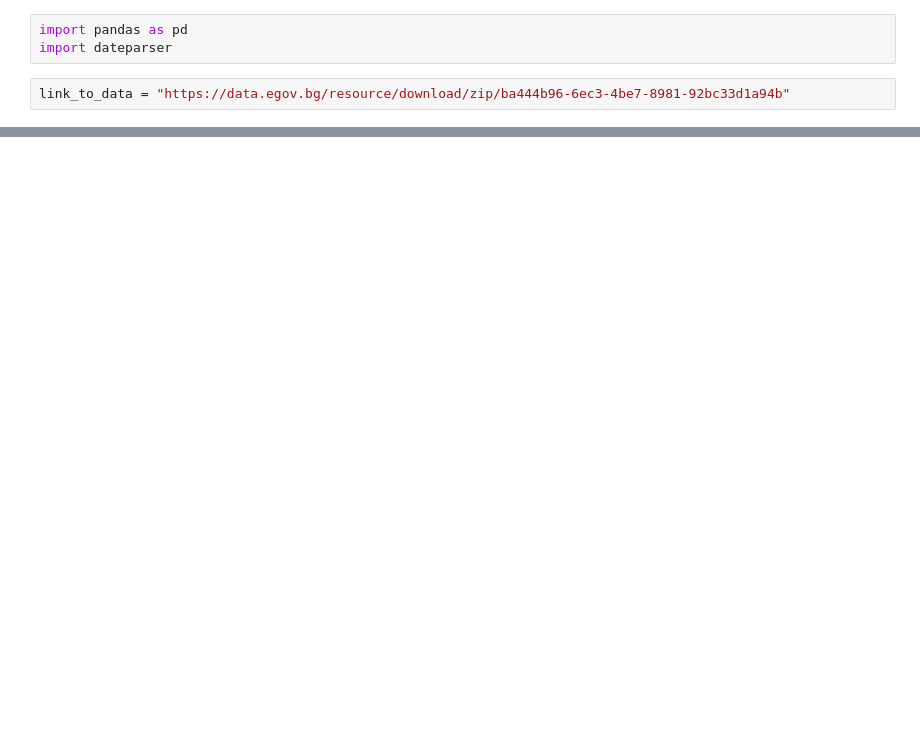
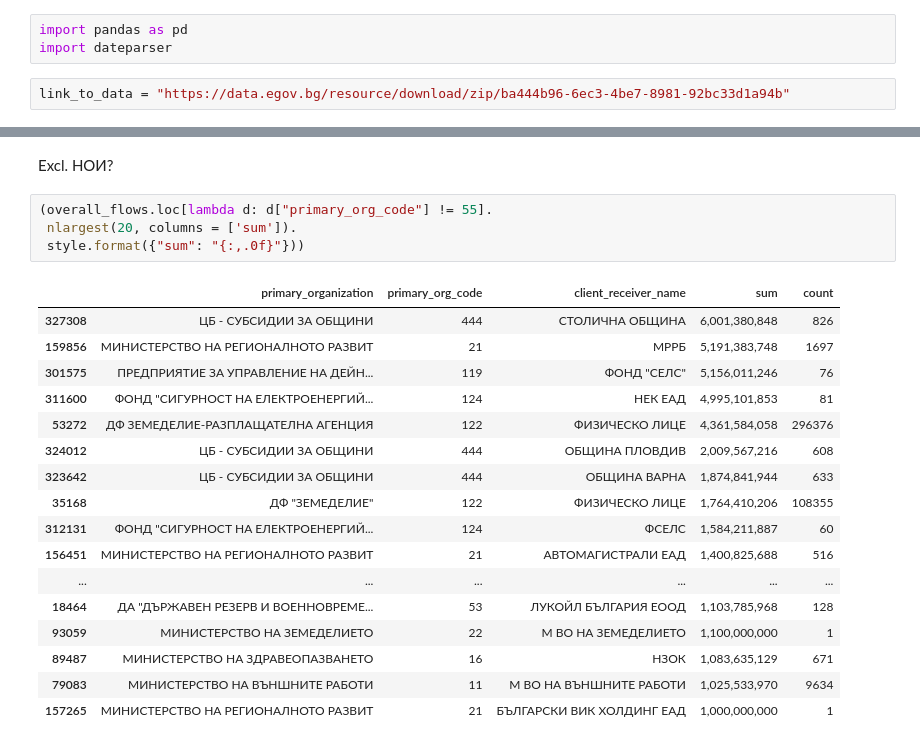
Before and after one commit to krumeto/sebra_data_playground, a Jupyter notebook: SEBRA_data.ipynb, the cells around one changed output, grey strips where cells are left out. Drawn from its saved outputs; the diff is of its cells as text; blank space fills up the shorter version.

```diff
--- a/SEBRA_data.ipynb
+++ b/SEBRA_data.ipynb
@@ -146,0 +280,24 @@ array(['BGN'], dtype=object)
+# %% [markdown]
+Excl. НОИ?
+# %%
+(overall_flows.loc[lambda d: d["primary_org_code"] != 55].
+ nlargest(20, columns = ['sum']).
+ style.format({"sum": "{:,.0f}"}))
+# %% [output]
+|  | primary_organization | primary_org_code | client_receiver_name | sum | count |
+| 327308 | ЦБ - СУБСИДИИ ЗА ОБЩИНИ | 444 | СТОЛИЧНА ОБЩИНА | 6,001,380,848 | 826 |
+| 159856 | МИНИСТЕРСТВО НА РЕГИОНАЛНОТО РАЗВИТ | 21 | МРРБ | 5,191,383,748 | 1697 |
+| 301575 | ПРЕДПРИЯТИЕ ЗА УПРАВЛЕНИЕ НА ДЕЙН... | 119 | ФОНД "СЕЛС" | 5,156,011,246 | 76 |
+| 311600 | ФОНД "СИГУРНОСТ НА ЕЛЕКТРОЕНЕРГИЙ... | 124 | НЕК ЕАД | 4,995,101,853 | 81 |
+| 53272 | ДФ ЗЕМЕДЕЛИЕ-РАЗПЛАЩАТЕЛНА АГЕНЦИЯ | 122 | ФИЗИЧЕСКО ЛИЦЕ | 4,361,584,058 | 296376 |
+| 324012 | ЦБ - СУБСИДИИ ЗА ОБЩИНИ | 444 | ОБЩИНА ПЛОВДИВ | 2,009,567,216 | 608 |
+| 323642 | ЦБ - СУБСИДИИ ЗА ОБЩИНИ | 444 | ОБЩИНА ВАРНА | 1,874,841,944 | 633 |
+| 35168 | ДФ "ЗЕМЕДЕЛИЕ" | 122 | ФИЗИЧЕСКО ЛИЦЕ | 1,764,410,206 | 108355 |
+| 312131 | ФОНД "СИГУРНОСТ НА ЕЛЕКТРОЕНЕРГИЙ... | 124 | ФСЕЛС | 1,584,211,887 | 60 |
+| 156451 | МИНИСТЕРСТВО НА РЕГИОНАЛНОТО РАЗВИТ | 21 | АВТОМАГИСТРАЛИ ЕАД | 1,400,825,688 | 516 |
+| ... | ... | ... | ... | ... | ... |
+| 18464 | ДА "ДЪРЖАВЕН РЕЗЕРВ И ВОЕННОВРЕМЕ... | 53 | ЛУКОЙЛ БЪЛГАРИЯ ЕООД | 1,103,785,968 | 128 |
+| 93059 | МИНИСТЕРСТВО НА ЗЕМЕДЕЛИЕТО | 22 | М ВО НА ЗЕМЕДЕЛИЕТО | 1,100,000,000 | 1 |
+| 89487 | МИНИСТЕРСТВО НА ЗДРАВЕОПАЗВАНЕТО | 16 | НЗОК | 1,083,635,129 | 671 |
+| 79083 | МИНИСТЕРСТВО НА ВЪНШНИТЕ РАБОТИ | 11 | М ВО НА ВЪНШНИТЕ РАБОТИ | 1,025,533,970 | 9634 |
+| 157265 | МИНИСТЕРСТВО НА РЕГИОНАЛНОТО РАЗВИТ | 21 | БЪЛГАРСКИ ВИК ХОЛДИНГ ЕАД | 1,000,000,000 | 1 |
```
Also changed, not shown: parts of 28 cells of this notebook.
